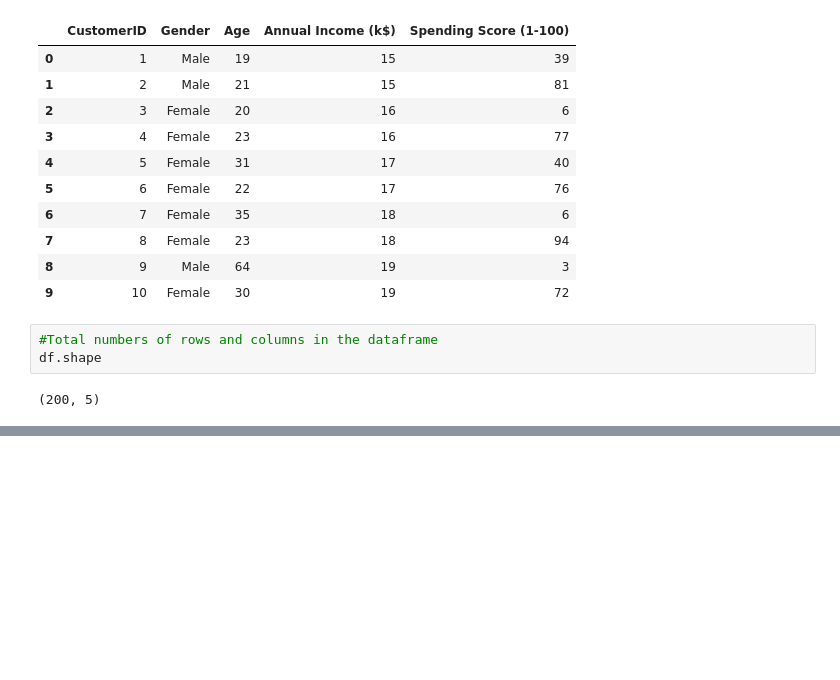
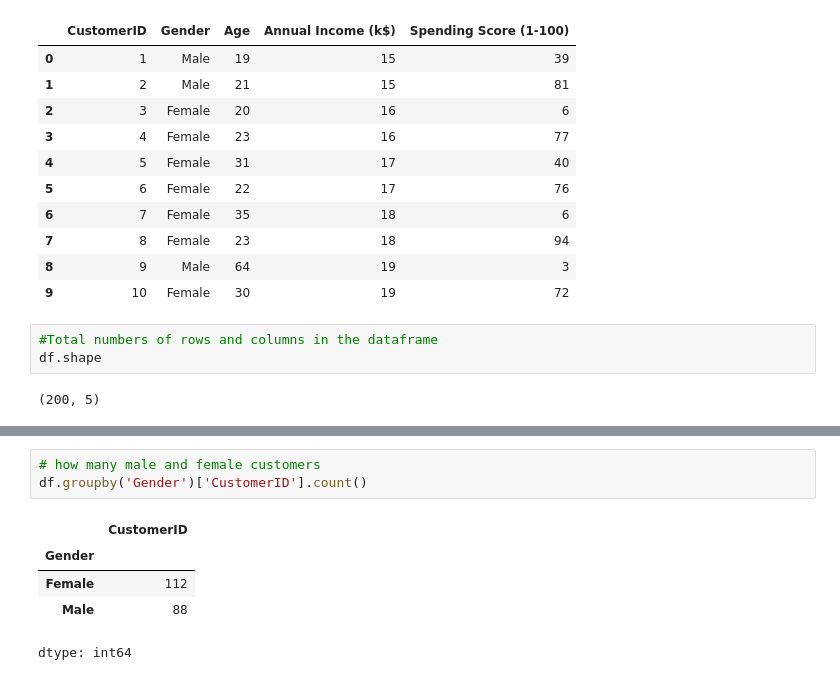
Before and after one commit to genaicodealchemy/python-basics, a Jupyter notebook: pandas_part1.ipynb, the cells around one changed output, grey strips where cells are left out. Drawn from its saved outputs; the diff is of its cells as text; blank space fills up the shorter version.

```diff
--- a/pandas_part1.ipynb
+++ b/pandas_part1.ipynb
@@ -173,0 +225,9 @@ df.shape
+# %%
+# how many male and female customers
+df.groupby('Gender')['CustomerID'].count()
+# %% [output]
+|  | CustomerID |
+| Gender |  |
+| Female | 112 |
+| Male | 88 |
+dtype: int64
```
Also changed, not shown: parts of 7 cells of this notebook.
